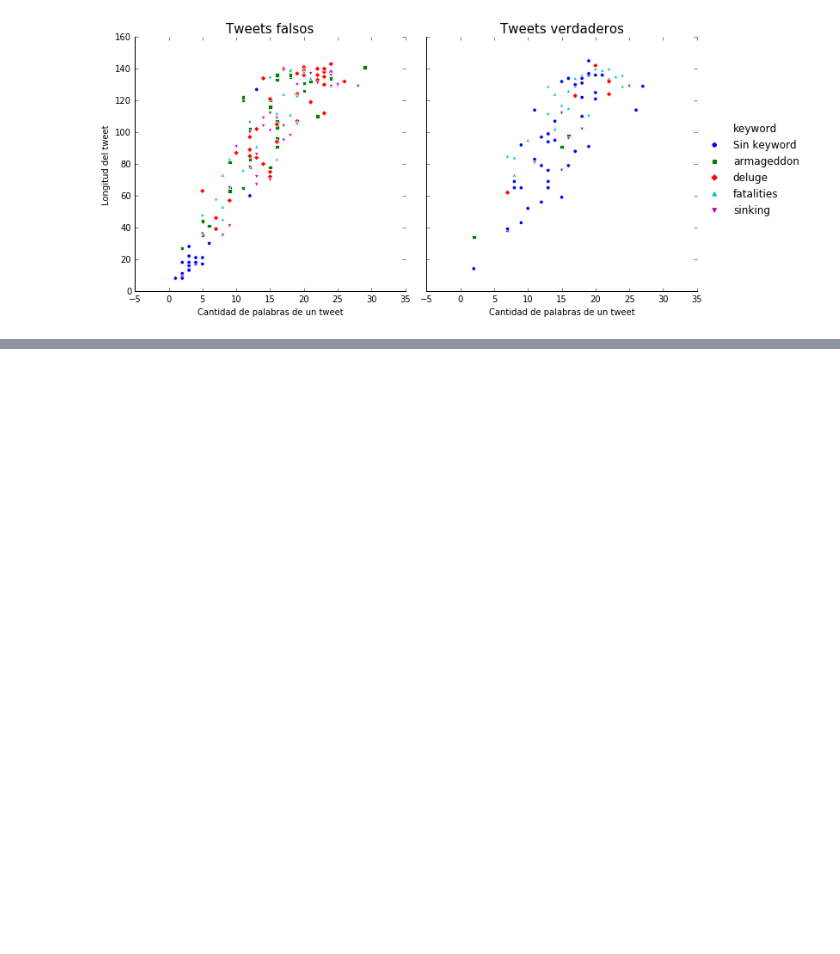
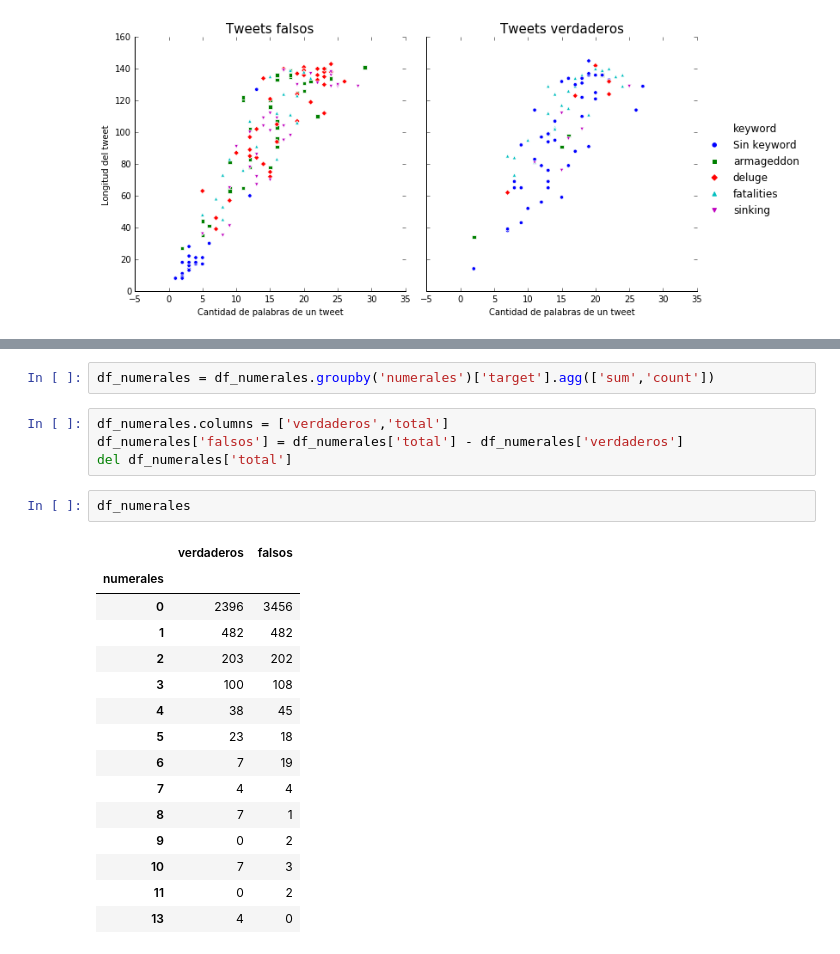
Before and after one commit to gastonfiuba/TP1Orga, a Jupyter notebook: TP1_Orga_De_Datos/AnalisisTP.ipynb, the cells around one changed output, grey strips where cells are left out. Cells and saved outputs as stored; diff of their text form; blank space fills up the shorter version.

```diff
--- a/TP1_Orga_De_Datos/AnalisisTP.ipynb
+++ b/TP1_Orga_De_Datos/AnalisisTP.ipynb
@@ -714,0 +729,24 @@ g[1].set_xlabel("Cantidad de palabras de un tweet",fontsize=10)
+# %%
+df_numerales = df_numerales.groupby('numerales')['target'].agg(['sum','count'])
+# %%
+df_numerales.columns = ['verdaderos','total']
+df_numerales['falsos'] = df_numerales['total'] - df_numerales['verdaderos']
+del df_numerales['total']
+# %%
+df_numerales
+# %% [output]
+|  | verdaderos | falsos |
+| numerales |  |  |
+| 0 | 2396 | 3456 |
+| 1 | 482 | 482 |
+| 2 | 203 | 202 |
+| 3 | 100 | 108 |
+| 4 | 38 | 45 |
+| 5 | 23 | 18 |
+| 6 | 7 | 19 |
+| 7 | 4 | 4 |
+| 8 | 7 | 1 |
+| 9 | 0 | 2 |
+| 10 | 7 | 3 |
+| 11 | 0 | 2 |
+| 13 | 4 | 0 |
```
Also changed, not shown: parts of 18 cells of this notebook.
